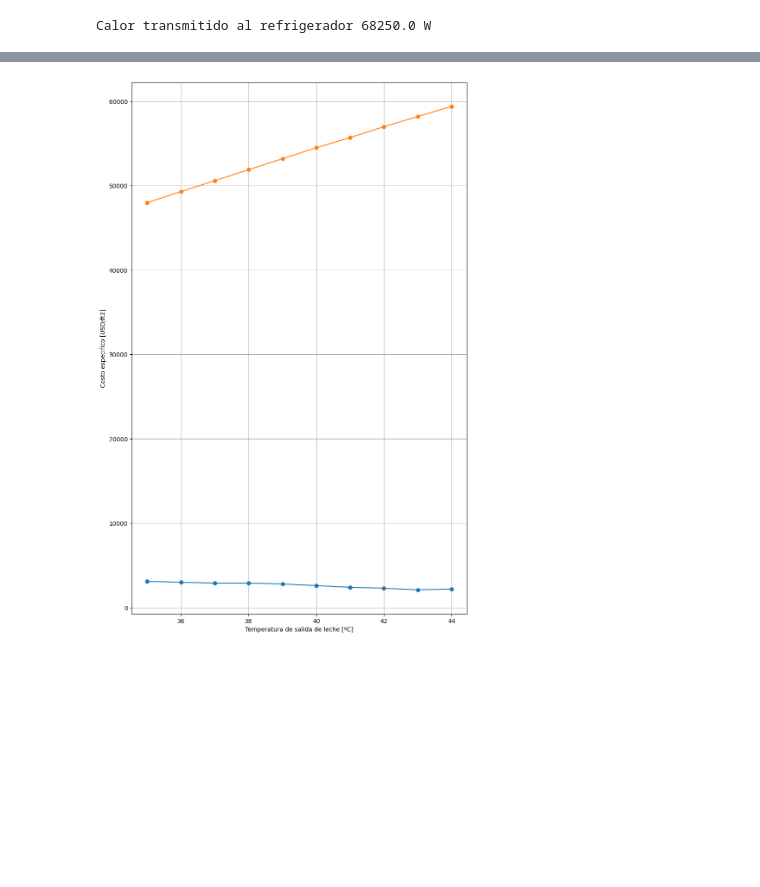
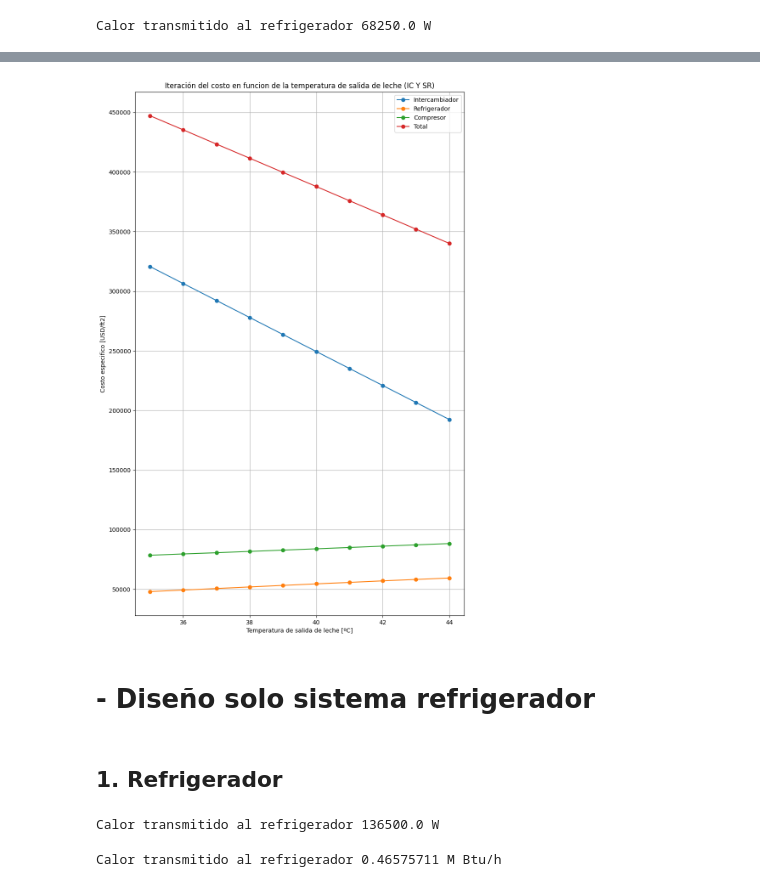
Before and after one commit to DanielSarmiento04/thermical_system, a Jupyter notebook: ejemplo_proyecto_diseno.ipynb, the cells around one changed output, grey strips where cells are left out. Cells and saved outputs as stored; diff of their text form; code cells hidden in the pictures; blank space fills up the shorter version.

```diff
--- a/ejemplo_proyecto_diseno.ipynb
+++ b/ejemplo_proyecto_diseno.ipynb
@@ -575,0 +636,2 @@ plt.show()
+# %%
+data['costo_intercambiador_total'] = costo_intercambiador[::2]
@@ -604,7 +677,7 @@ Calor transmitido al refrigerador 0    0.166342
 9    0.226225
 Name: temperatura, dtype: float64 M Btu/h
 # %%
-data['costo_refrigerador'] = [
+data['costo_refrigeradores'] = [
     48000,
     49300,
     50600,
@@ -618,0 +726,15 @@ data['costo_refrigerador'] = [
+# %%
+data['costo_compresor'] = [
+    78500,
+    79600,
+    80600,
+    81700,
+    82800,
+    83900,
+    85000,
+    86100,
+    87200,
+    88300,
+]
+# %%
+data['costo_total_sistema'] = data['costo_refrigeradores']  + data['costo_intercambiador_total'] + data['costo_compresor']
@@ -619,19 +743,54 @@ data['costo_refrigerador'] = [
 # %%
+plt.figure(figsize=(10,16))
 
-plt.figure(figsize=(10,16))
 plt.plot(
     data['temperatura'],
-    data['costo_total'],
-    marker='o'
+    data['costo_intercambiador_total'],
+    marker='o',
+    label='Intercambiador'
 )
+
 plt.plot(
     data['temperatura'],
-    data['costo_refrigerador'],
-    marker='o'
+    data['costo_refrigeradores'],
+    marker='o',
+    label='Refrigerador'
 )
+
+plt.plot(
+    data['temperatura'],
+    data['costo_compresor'],
+    marker='o',
+    label='Compresor'
+)
+
+plt.plot(
+    data['temperatura'],
+    data['costo_total_sistema'],
+    marker='o',
+    label='Total'
+)
+
 plt.xlabel('Temperatura de salida de leche [ºC]')
 plt.ylabel('Costo especifico [USD/ft2]')
+
+plt.title('Iteración del costo en funcion de la temperatura de salida de leche (IC Y SR)')
+plt.legend()
 plt.grid()
 plt.show()
 # %% [output]
-[figure, old version]
+[figure, new version]
+# %% [markdown]
+# - Diseño solo sistema refrigerador
+# %% [markdown]
+## 1. Refrigerador
+# %%
+calor_refrigerador = caudal_leche * cp_leche_kern * (temperatura_entrada_leche - temperatura_salida_leche)
+print(f"Calor transmitido al refrigerador {calor_refrigerador} W")
+# %% [output]
+Calor transmitido al refrigerador 136500.0 W
+# %%
+calor_refrigerador_ingles = calor_refrigerador    * 3.41214 / 1e6
+print(f"Calor transmitido al refrigerador {calor_refrigerador_ingles} M Btu/h")
+# %% [output]
+Calor transmitido al refrigerador 0.46575711 M Btu/h
```
Also changed, not shown: parts of 31 cells of this notebook, 6 other files.
